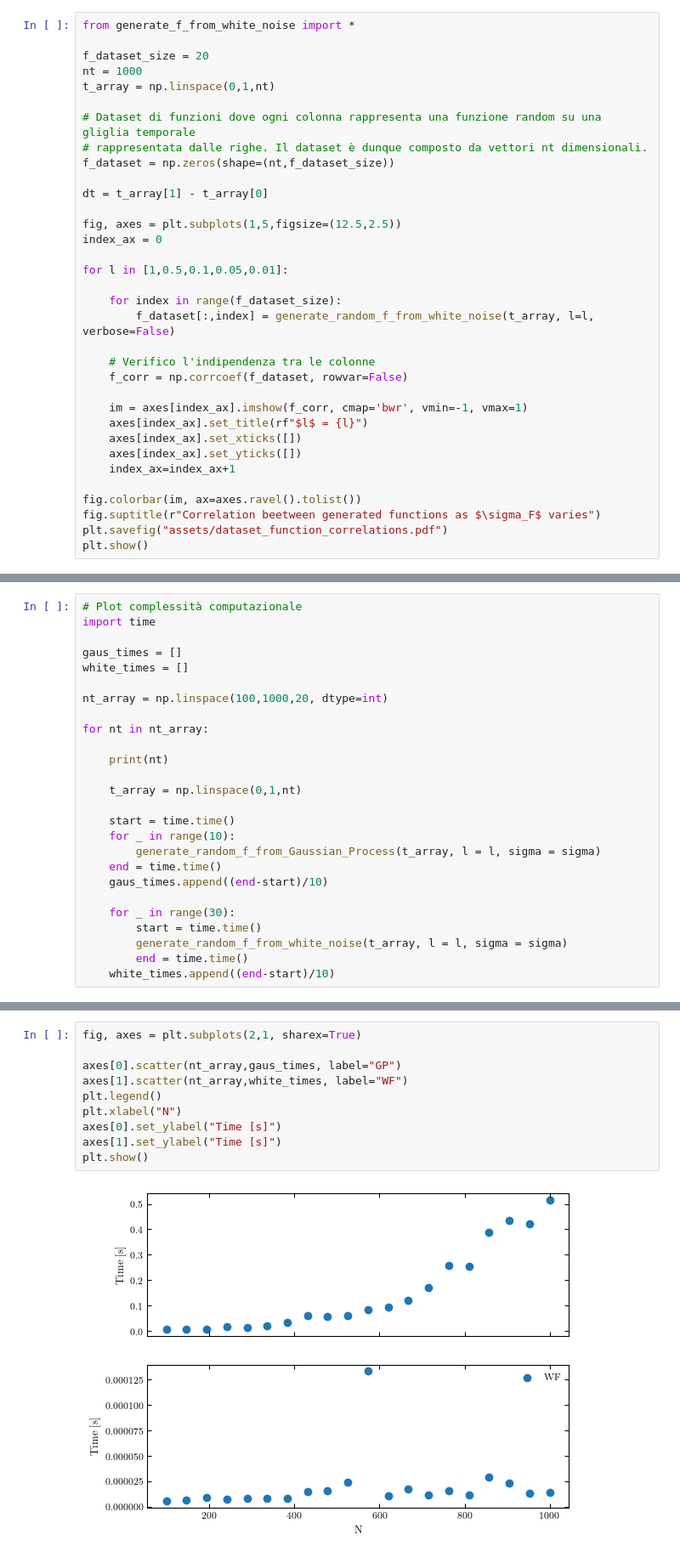
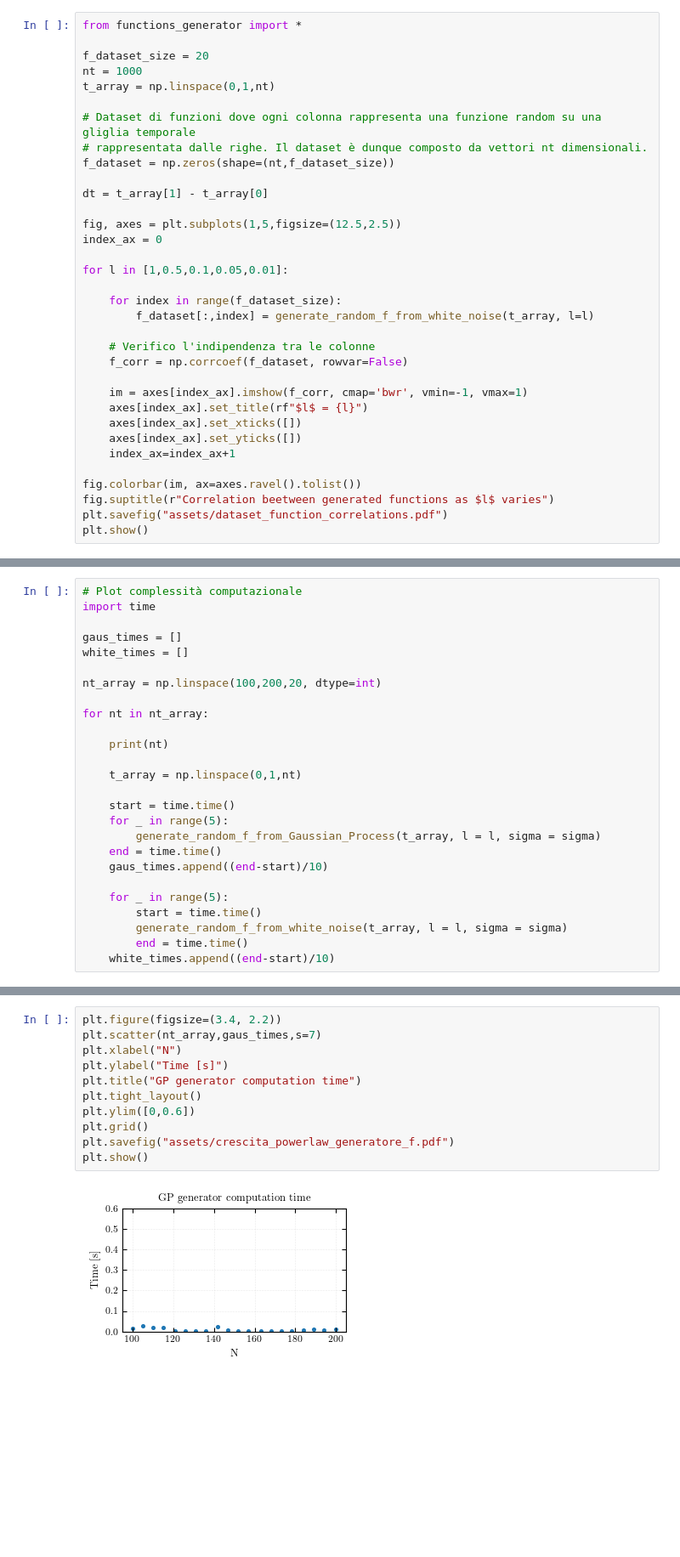
Before and after one commit to Sparisi01/RPM_implementation, a Jupyter notebook: test_random_function_generator.ipynb, the cells around one changed output, grey strips where cells are left out. Shown at 85% size. Drawn from its saved outputs; the diff is of its cells as text; blank space fills up the shorter version.

```diff
--- a/test_random_function_generator.ipynb
+++ b/test_random_function_generator.ipynb
@@ -51,7 +51,7 @@ mpl.rcParams.update({
 
 Genero un dataset di funzioni usando "generate_random_f_from_white_noise". In seguito tratto le funzioni generate come vettori e calcolo la matrice di correlazione.
 # %%
-from generate_f_from_white_noise import *
+from functions_generator import *
 
 f_dataset_size = 20
 nt = 1000
@@ -69,7 +69,7 @@ index_ax = 0
 for l in [1,0.5,0.1,0.05,0.01]:
 
     for index in range(f_dataset_size):
-        f_dataset[:,index] = generate_random_f_from_white_noise(t_array, l=l, verbose=False)
+        f_dataset[:,index] = generate_random_f_from_white_noise(t_array, l=l)
 
     # Verifico l'indipendenza tra le colonne
     f_corr = np.corrcoef(f_dataset, rowvar=False)
@@ -81,7 +81,7 @@ for l in [1,0.5,0.1,0.05,0.01]:
     index_ax=index_ax+1
 
 fig.colorbar(im, ax=axes.ravel().tolist())
-fig.suptitle(r"Correlation beetween generated functions as $\sigma_F$ varies")
+fig.suptitle(r"Correlation beetween generated functions as $l$ varies")
 plt.savefig("assets/dataset_function_correlations.pdf")
 plt.show()
 # %% [output]
@@ -114,7 +145,7 @@ import time
 gaus_times = []
 white_times = []
 
-nt_array = np.linspace(100,1000,20, dtype=int)
+nt_array = np.linspace(100,200,20, dtype=int)
 
 for nt in nt_array:
 
@@ -123,12 +154,12 @@ for nt in nt_array:
     t_array = np.linspace(0,1,nt)
 
     start = time.time()
-    for _ in range(10):
+    for _ in range(5):
         generate_random_f_from_Gaussian_Process(t_array, l = l, sigma = sigma)
     end = time.time()
     gaus_times.append((end-start)/10)
 
-    for _ in range(30):
+    for _ in range(5):
         start = time.time()
         generate_random_f_from_white_noise(t_array, l = l, sigma = sigma)
         end = time.time()
@@ -157,12 +188,13 @@ for nt in nt_array:
 # %%
-fig, axes = plt.subplots(2,1, sharex=True)
-
-axes[0].scatter(nt_array,gaus_times, label="GP")
-axes[1].scatter(nt_array,white_times, label="WF")
-plt.legend()
+plt.figure(figsize=(3.4, 2.2))
+plt.scatter(nt_array,gaus_times,s=7)
 plt.xlabel("N")
-axes[0].set_ylabel("Time [s]")
-axes[1].set_ylabel("Time [s]")
+plt.ylabel("Time [s]")
+plt.title("GP generator computation time")
+plt.tight_layout()
+plt.ylim([0,0.6])
+plt.grid()
+plt.savefig("assets/crescita_powerlaw_generatore_f.pdf")
 plt.show()
 # %% [output]
-[figure, old version]
+[figure, new version]
```
Also changed, not shown: parts of 9 cells of this notebook, 10 other files.
